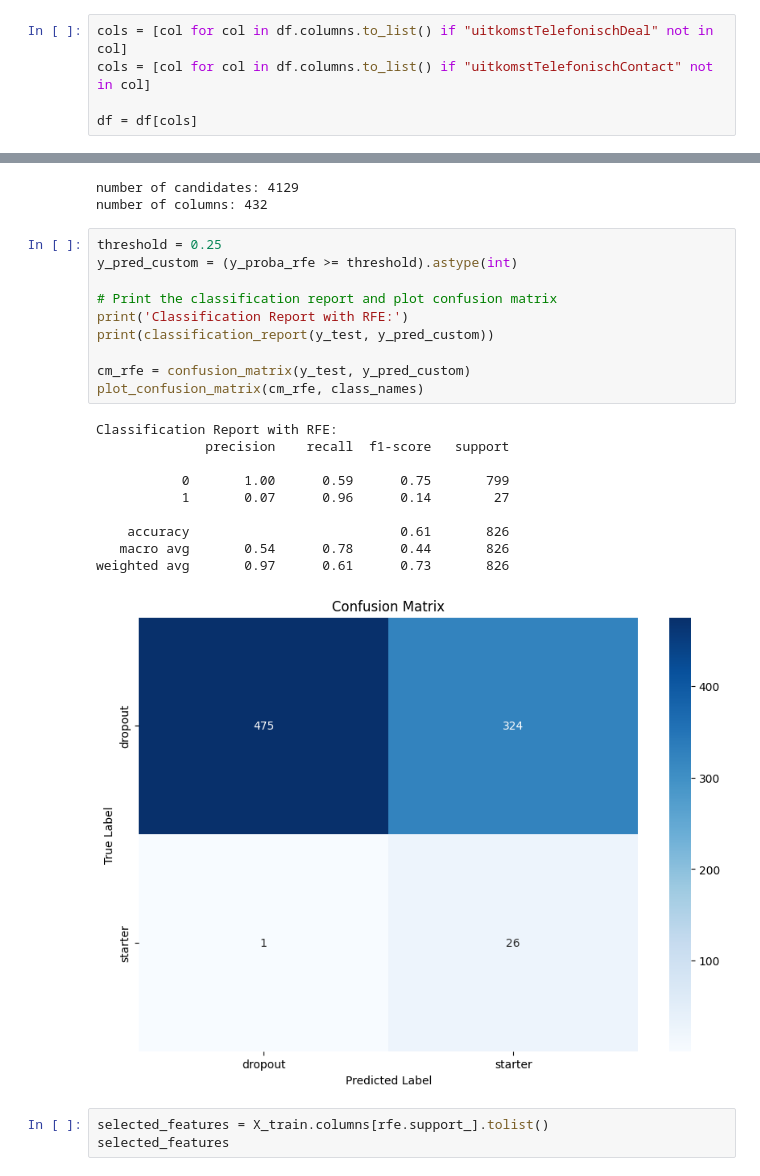
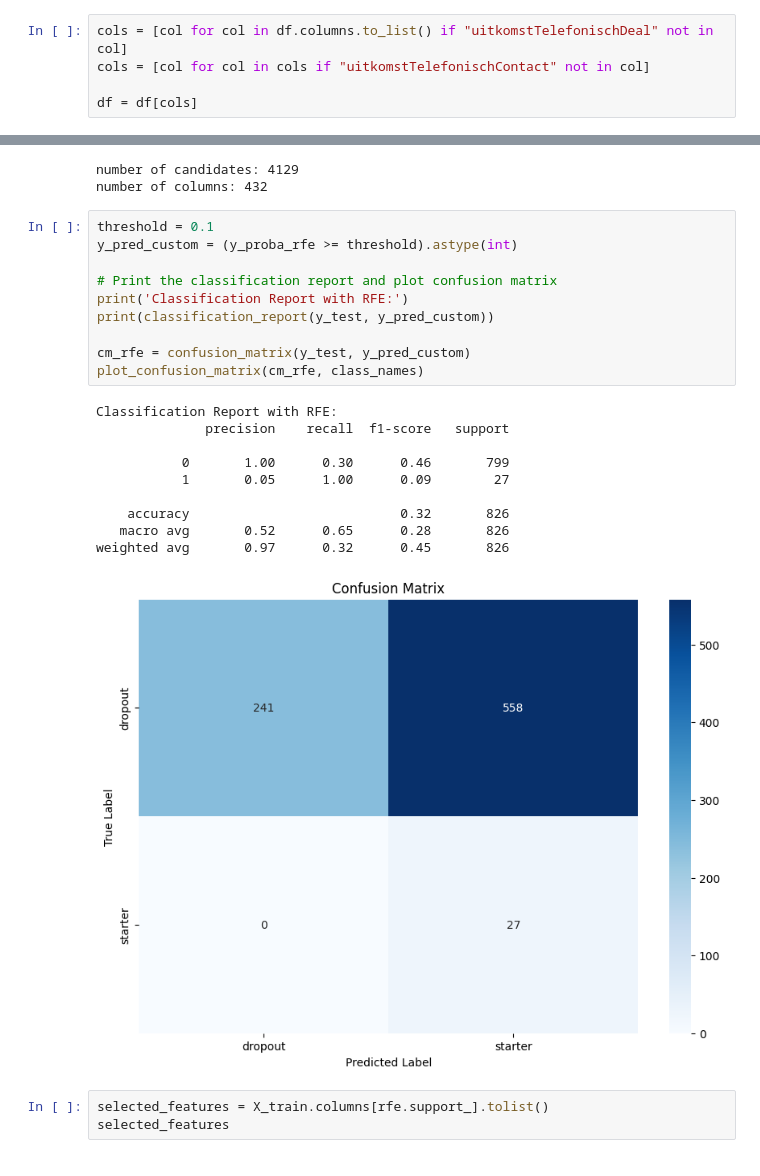
Before and after one commit to peterfaasse/BastianLewis_StrevonForecasting, a Jupyter notebook: model_training/modeling_3.ipynb, the cells around one changed output, grey strips where cells are left out. Cells and saved outputs as stored; diff of their text form.

```diff
--- a/model_training/modeling_3.ipynb
+++ b/model_training/modeling_3.ipynb
@@ -23,6 +25,6 @@ df = df[cols]
 # %%
 cols = [col for col in df.columns.to_list() if "uitkomstTelefonischDeal" not in col]
-cols = [col for col in df.columns.to_list() if "uitkomstTelefonischContact" not in col]
+cols = [col for col in cols if "uitkomstTelefonischContact" not in col]
 
 df = df[cols]
 # %%
@@ -114,26 +146,26 @@ print(f"number of columns: {len(df.columns)}")
 number of candidates: 4129
 number of columns: 432
 # %%
-threshold = 0.25
+threshold = 0.1
 y_pred_custom = (y_proba_rfe >= threshold).astype(int)
 
 # Print the classification report and plot confusion matrix
 print('Classification Report with RFE:')
 print(classification_report(y_test, y_pred_custom))
 
 cm_rfe = confusion_matrix(y_test, y_pred_custom)
 plot_confusion_matrix(cm_rfe, class_names)
 # %% [output]
 Classification Report with RFE:
               precision    recall  f1-score   support
 
-           0       1.00      0.59      0.75       799
-           1       0.07      0.96      0.14        27
+           0       1.00      0.30      0.46       799
+           1       0.05      1.00      0.09        27
 
-    accuracy                           0.61       826
-   macro avg       0.54      0.78      0.44       826
-weighted avg       0.97      0.61      0.73       826
+    accuracy                           0.32       826
+   macro avg       0.52      0.65      0.28       826
+weighted avg       0.97      0.32      0.45       826
-[figure, old version]
+[figure, new version]
 # %%
 selected_features = X_train.columns[rfe.support_].tolist()
 selected_features
```
Also changed, not shown: parts of 4 cells of this notebook, 16 other files.
